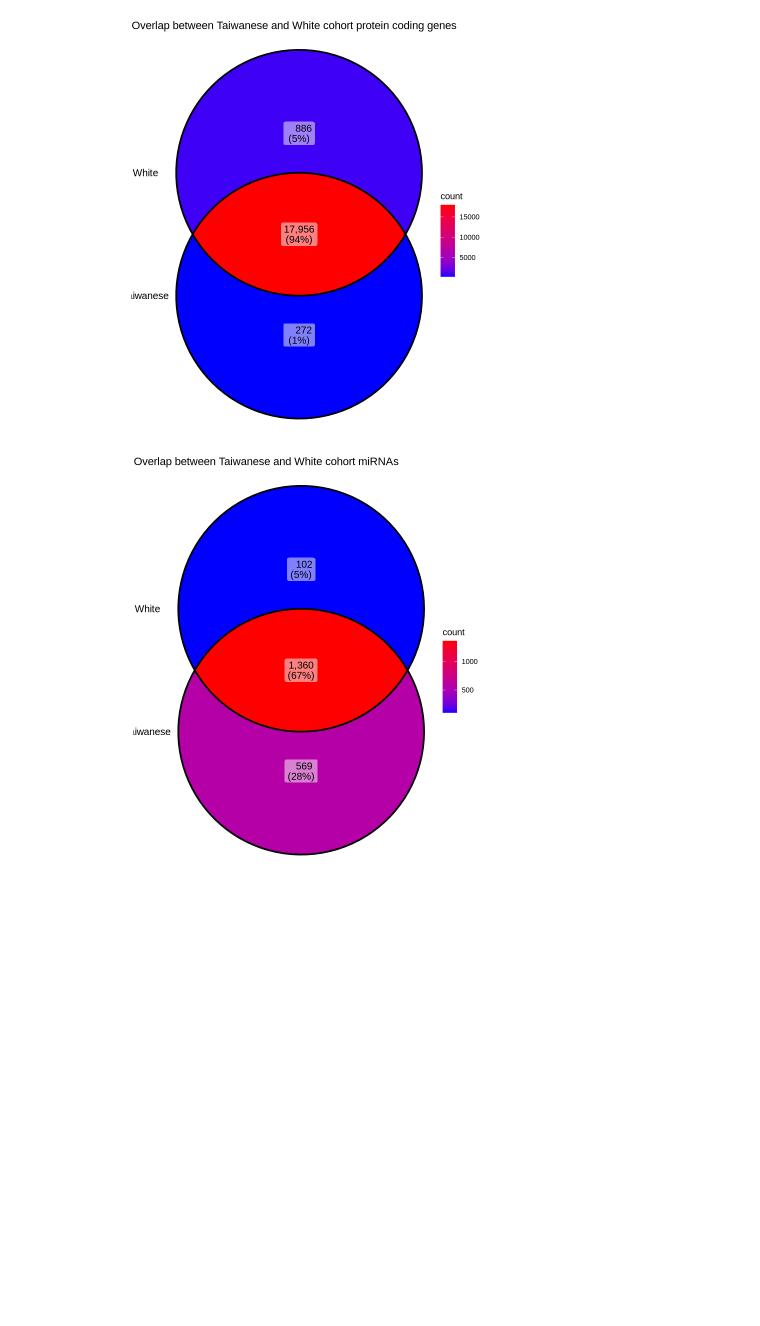
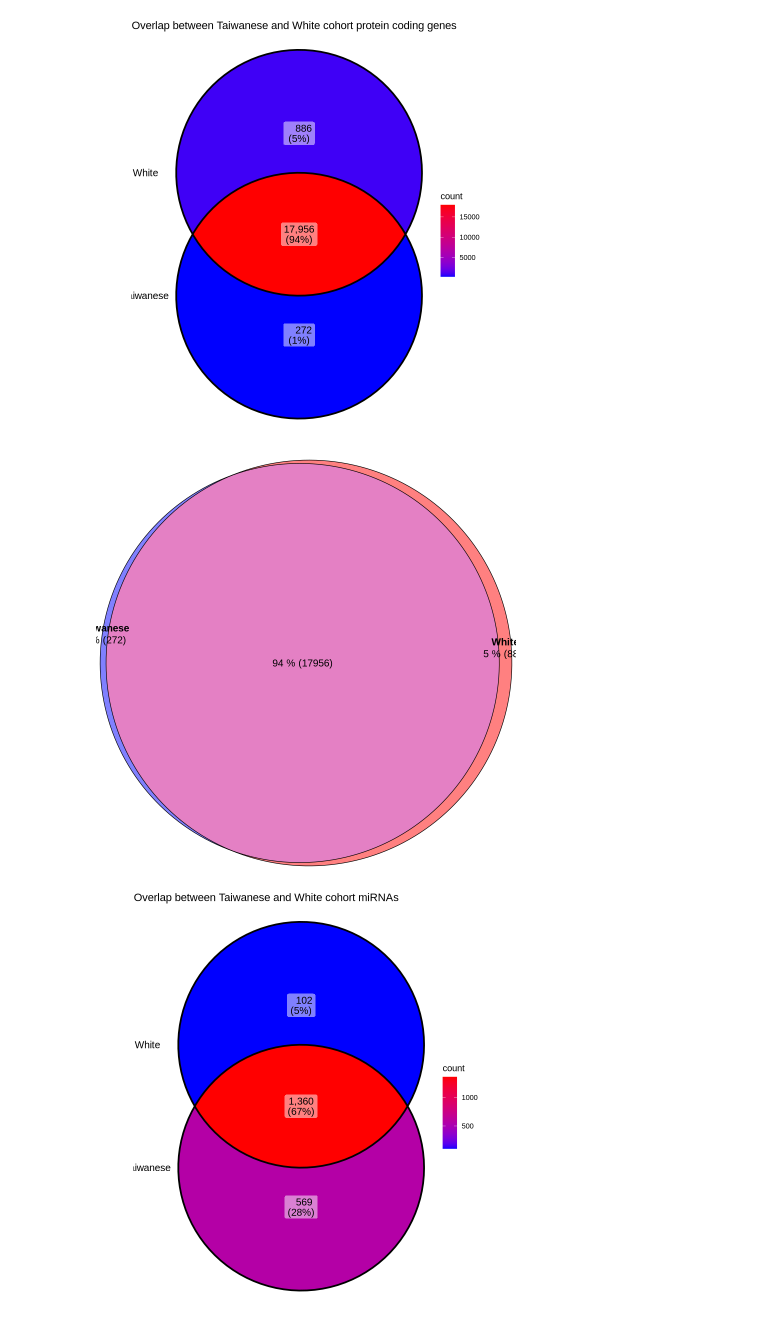
Before and after one commit to sbustamante21/crc_weighted_network, a Jupyter notebook: inter_global_comp.ipynb, the cells around one changed output. Saved outputs shown, nothing was run; the diff lists cells and outputs as text; code cells hidden in the pictures; blank space fills up the shorter version.

```diff
--- a/inter_global_comp.ipynb
+++ b/inter_global_comp.ipynb
@@ -96,6 +97,12 @@ ggVennDiagram(listado)+
   ggtitle("Overlap between Taiwanese and White cohort protein coding genes")
 # %% [output]
 [figure]
+# %%
+fit <- euler(list(Taiwanese = taiwanese_genes,
+                 White = white_genes))
+plot(fit, fills = list(fill = c("blue", "red"), alpha = 0.5), edges = list(col = "black"), quantities=list(fontsize = 12, type=c("percent", "counts")), labels = list(fontsize = 12))
+# %% [output]
+[figure, added]
 # %%
 taiwanese_mirnas <- readRDS("taiwanese_cohort/mirna_pooled_tmm/datExpr_clean.rds")
 white_mirnas <- readRDS("cohort_white/newmirna_pooled/datExpr_clean.rds")
```
Also changed, not shown: parts of 29 cells of this notebook, 5 other files.
